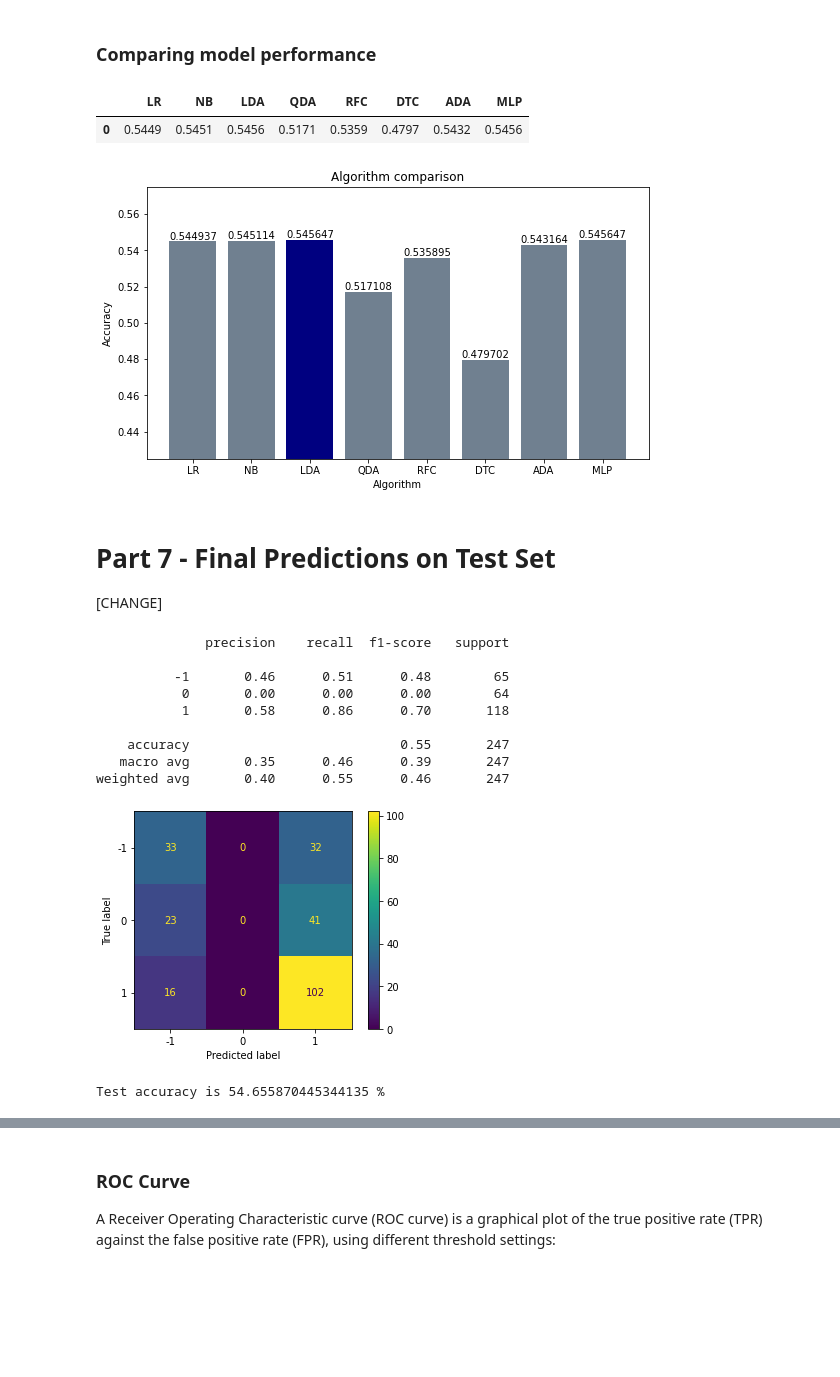
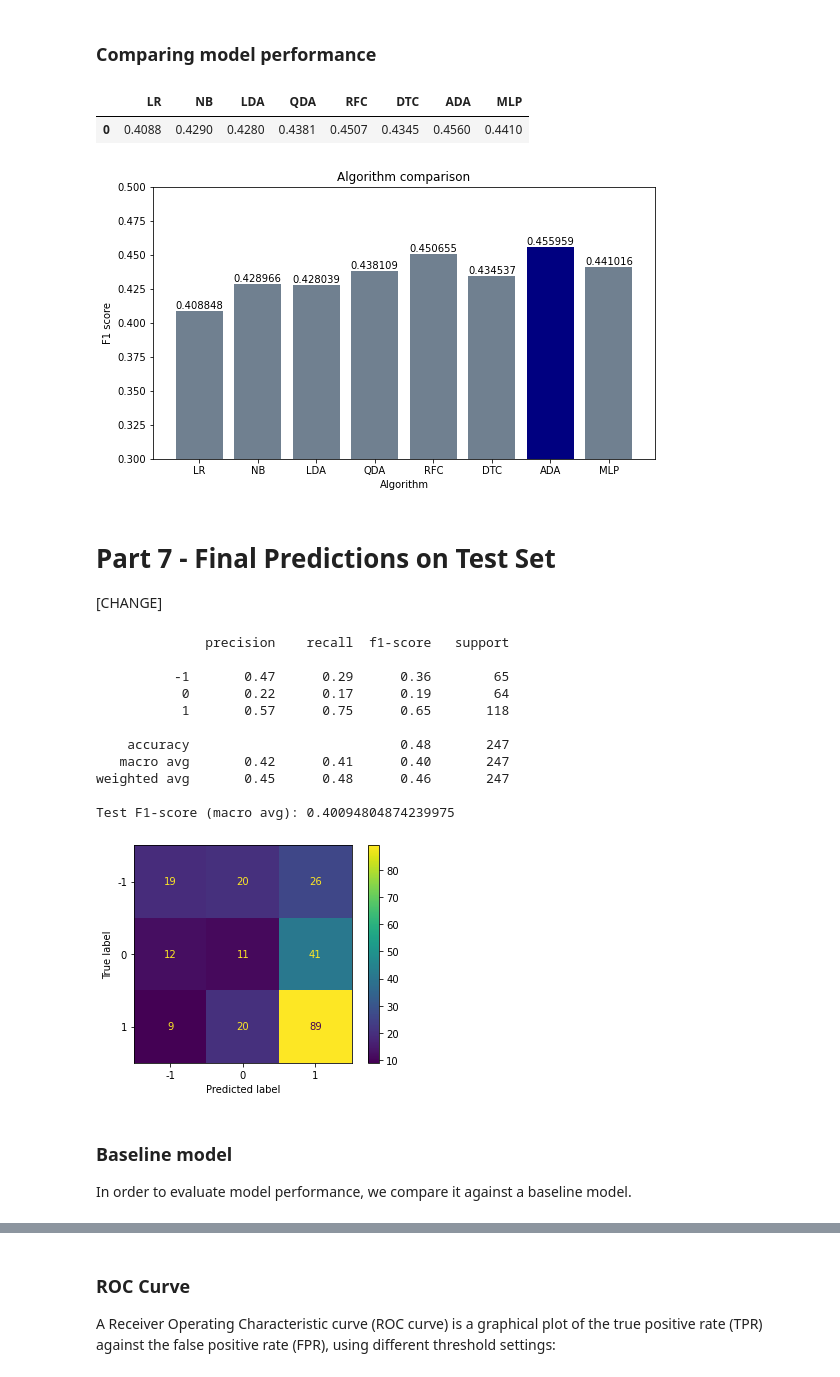
Before and after one commit to rasensiod/ML_Qatar22, a Jupyter notebook: Team2/MLProject_vRA.ipynb, the cells around one changed output, grey strips where cells are left out. Drawn from its saved outputs; the diff is of its cells as text; code cells hidden in the pictures; blank space fills up the shorter version.

```diff
--- a/Team2/MLProject_vRA.ipynb
+++ b/Team2/MLProject_vRA.ipynb
@@ -1624,6 +1599,6 @@ C: 0.037926901907322536
 # %%
 # implement tuned hyperparameters to model
-lr = LogisticRegression(solver='lbfgs', penalty='l2', C=0.037926901907322536, multi_class='ovr', max_iter=1000, random_state=random_state)
+lr = LogisticRegression(solver='newton-cg', penalty='l2', C=6.158482110660267, multi_class='multinomial', max_iter=1000, random_state=random_state)
 # %%
 confusion_matrix(lr, skf, X_scaled, y)
 # %% [output]
@@ -1872,6 +1804,6 @@ algorithm: SAMME
 # %%
 # implement tuned hyperparameters to model
-ada = AdaBoostClassifier(base_estimator=lr, n_estimators=60, learning_rate=1.8, algorithm='SAMME')
+ada = AdaBoostClassifier(base_estimator=lr, n_estimators=60, learning_rate=0.67, algorithm='SAMME', random_state=random_state)
 # %%
 confusion_matrix(ada, skf, X_scaled, y)
 # %% [output]
@@ -1970,16 +1890,16 @@ ax = plt.bar(
 )
 plt.title('Algorithm comparison')
 plt.xlabel('Algorithm')
-plt.ylabel('Accuracy')
-plt.ylim(0.425, 0.575)
+plt.ylabel('F1 score')
+plt.ylim(0.3, 0.5)
 plt.bar_label(ax)
 
 results = pd.DataFrame(data=results, index=[0])
 results
 # %% [output]
 |  | LR | NB | LDA | QDA | RFC | DTC | ADA | MLP |
-| 0 | 0.5449 | 0.5451 | 0.5456 | 0.5171 | 0.5359 | 0.4797 | 0.5432 | 0.5456 |
+| 0 | 0.4088 | 0.4290 | 0.4280 | 0.4381 | 0.4507 | 0.4345 | 0.4560 | 0.4410 |
-[figure, old version]
+[figure, new version]
 # %% [markdown]
 # Part 7 - Final Predictions on Test Set
 
@@ -1992,22 +1912,28 @@ y_test = lda.predict(X_test)
 # %%
-lda.fit(X_scaled, y)
-y_test = lda.predict(X_test)
+ada.fit(X_scaled, y)
+y_test = ada.predict(X_test)
 
 print(classification_report(y_test_actual, y_test, zero_division=0))
 ConfusionMatrixDisplay.from_predictions(y_test_actual, y_test);
+
+cr_dict = classification_report(y_test_actual, y_test, zero_division=0, output_dict=True)
+f1_test = cr_dict.get('macro avg').get('f1-score')
+
+print(f"Test F1-score (macro avg): {f1_test}")
 # %% [output]
               precision    recall  f1-score   support
 
-          -1       0.46      0.51      0.48        65
-           0       0.00      0.00      0.00        64
-           1       0.58      0.86      0.70       118
+          -1       0.47      0.29      0.36        65
+           0       0.22      0.17      0.19        64
+           1       0.57      0.75      0.65       118
 
-    accuracy                           0.55       247
-   macro avg       0.35      0.46      0.39       247
-weighted avg       0.40      0.55      0.46       247
+    accuracy                           0.48       247
+   macro avg       0.42      0.41      0.40       247
+weighted avg       0.45      0.48      0.46       247
+
+Test F1-score (macro avg): 0.40094804874239975
-[figure, old version]
+[figure, new version]
-# %%
-test_acc = (102 + 33) / 247
-print(f'Test accuracy is {test_acc*100} %')
-# %% [output]
-Test accuracy is 54.655870445344135 %
+# %% [markdown]
+### Baseline model
+
+In order to evaluate model performance, we compare it against a baseline model.
```
Also changed, not shown: parts of 31 cells of this notebook.
